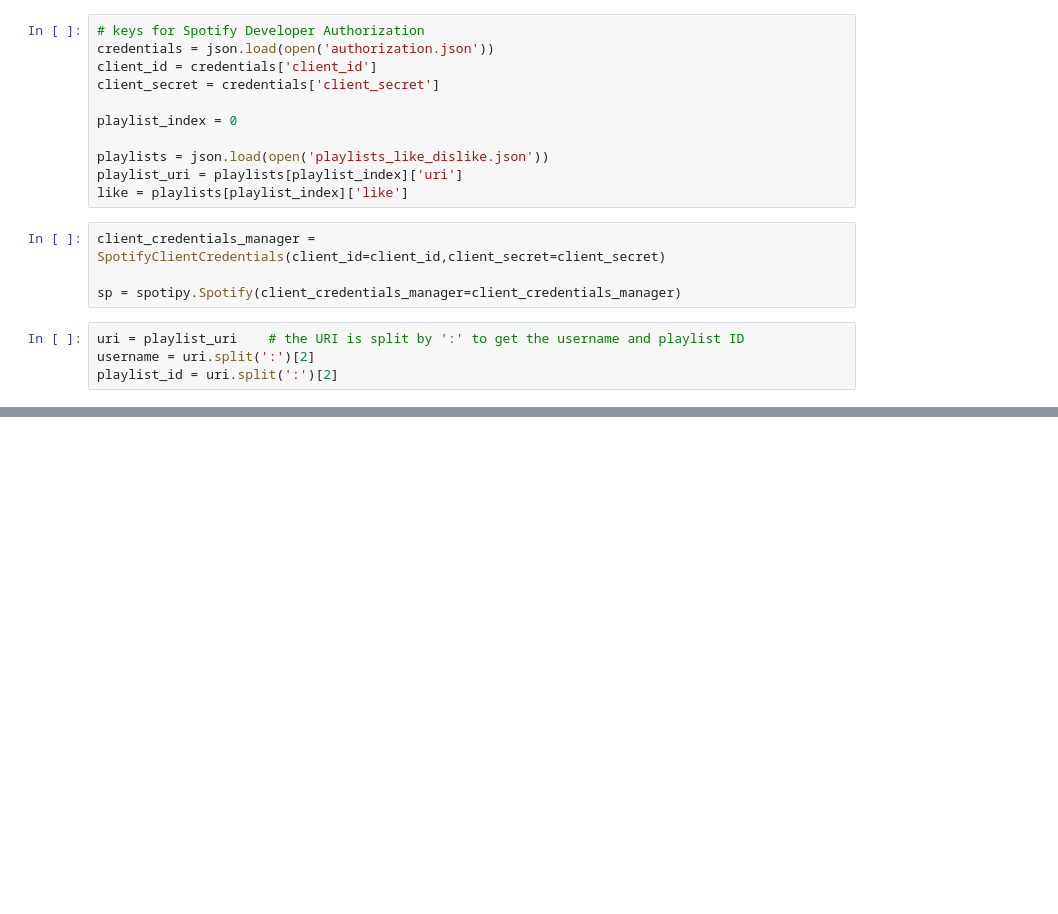
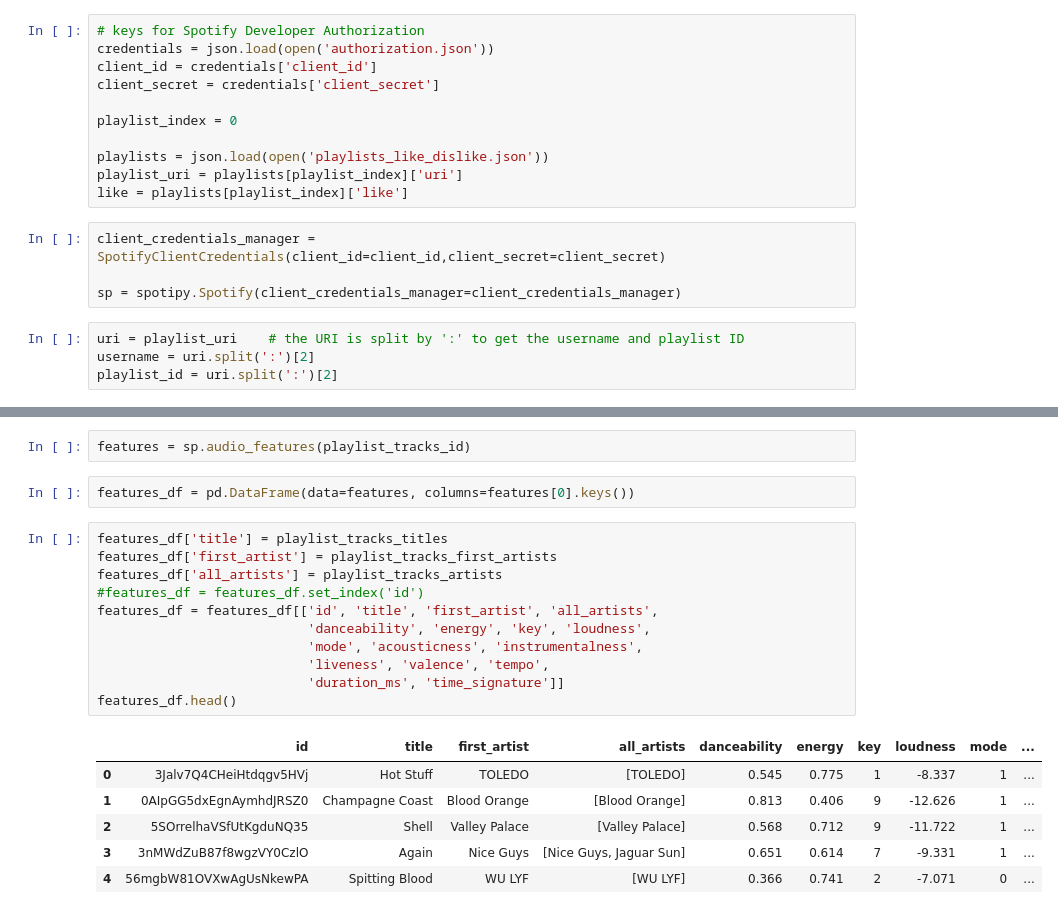
Before and after one commit to craineland/Spotify-Music-Predicition, a Jupyter notebook: spotify_scrape.ipynb, the cells around one changed output, grey strips where cells are left out. Cells and saved outputs as stored; diff of their text form; blank space fills up the shorter version.

```diff
--- a/spotify_scrape.ipynb
+++ b/spotify_scrape.ipynb
@@ -28,0 +48,22 @@ SpotifyOauthError: error: invalid_client, error_description: Invalid client secr
+# %%
+features = sp.audio_features(playlist_tracks_id)
+# %%
+features_df = pd.DataFrame(data=features, columns=features[0].keys())
+# %%
+features_df['title'] = playlist_tracks_titles
+features_df['first_artist'] = playlist_tracks_first_artists
+features_df['all_artists'] = playlist_tracks_artists
+#features_df = features_df.set_index('id')
+features_df = features_df[['id', 'title', 'first_artist', 'all_artists',
+                           'danceability', 'energy', 'key', 'loudness',
+                           'mode', 'acousticness', 'instrumentalness',
+                           'liveness', 'valence', 'tempo',
+                           'duration_ms', 'time_signature']]
+features_df.head()
+# %% [output]
+|  | id | title | first_artist | all_artists | danceability | energy | key | loudness | mode | ... |
+| 0 | 3Jalv7Q4CHeiHtdqgv5HVj | Hot Stuff | TOLEDO | [TOLEDO] | 0.545 | 0.775 | 1 | -8.337 | 1 | ... |
+| 1 | 0AIpGG5dxEgnAymhdJRSZ0 | Champagne Coast | Blood Orange | [Blood Orange] | 0.813 | 0.406 | 9 | -12.626 | 1 | ... |
+| 2 | 5SOrrelhaVSfUtKgduNQ35 | Shell | Valley Palace | [Valley Palace] | 0.568 | 0.712 | 9 | -11.722 | 1 | ... |
+| 3 | 3nMWdZuB87f8wgzVY0CzlO | Again | Nice Guys | [Nice Guys, Jaguar Sun] | 0.651 | 0.614 | 7 | -9.331 | 1 | ... |
+| 4 | 56mgbW81OVXwAgUsNkewPA | Spitting Blood | WU LYF | [WU LYF] | 0.366 | 0.741 | 2 | -7.071 | 0 | ... |
```
Also changed, not shown: parts of 5 cells of this notebook, 3 other files.
